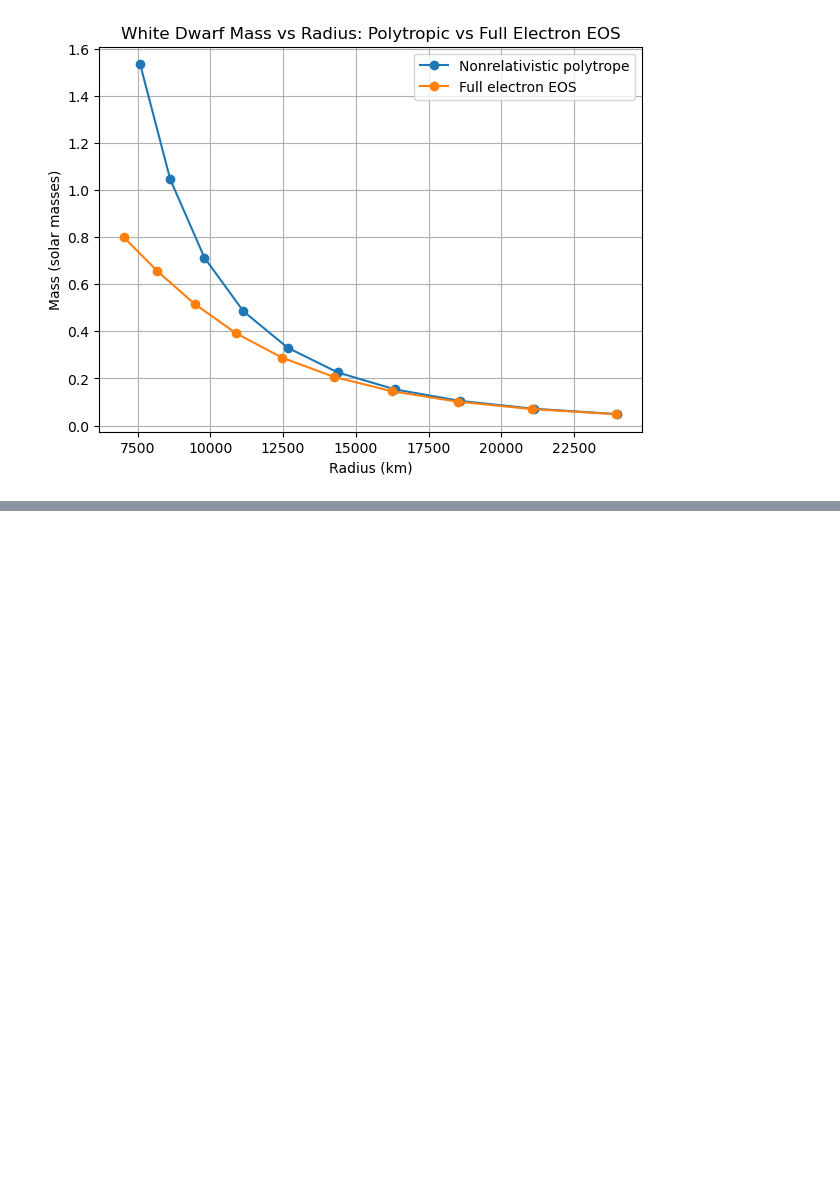
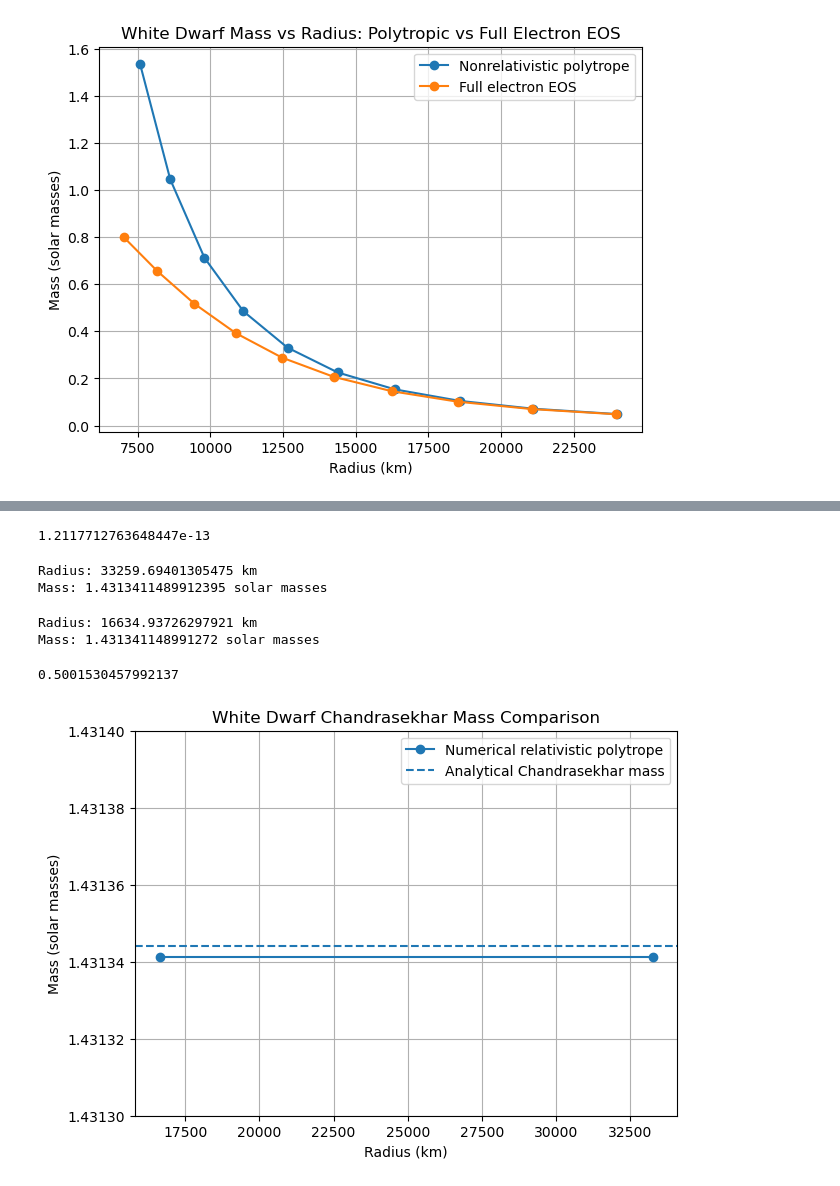
Before and after one commit to charlprend/Compact-Star-Modelling-, a Jupyter notebook: Notebooks/sagert_eos_code.ipynb, the cells around one changed output, grey strips where cells are left out. Cells and saved outputs as stored; diff of their text form; code cells hidden in the pictures; blank space fills up the shorter version.

```diff
--- a/Notebooks/sagert_eos_code.ipynb
+++ b/Notebooks/sagert_eos_code.ipynb
@@ -581,3 +581,12 @@ plt.grid(True)
 plt.show()
 # %% [output]
 [figure]
+# %%
+# Chandrasehkar mass check
+
+A = 12
+Z = 6
+
+eta = A / Z
+
+M_ch_kg = (1/2)*np.sqrt(3*pi)*(2.01824)*((hbar*c)/G)**(3/2)*(1/(m_N*eta))**2
@@ -583,0 +601,57 @@ plt.show()
+# %%
+K_rel = relativistic_pressure(epsilon, A, Z) / epsilon**(4/3)
+# %%
+print(K_rel)
+# %% [output]
+1.2117712763648447e-13
+# %%
+R_rel_test, M_rel_test = solve_star(1e9, K_rel, 4/3)
+# %%
+
+print("Radius:", R_rel_test/1000, "km")
+print("Mass:", M_rel_test/M_sun, "solar masses")
+# %% [output]
+Radius: 33259.69401305475 km
+Mass: 1.4313411489912395 solar masses
+# %%
+R_heavy_rel_test, M_heavy_rel_test = solve_star(8e9, K_rel, 4/3)
+
+print("Radius:", R_heavy_rel_test/1000, "km")
+print("Mass:", M_heavy_rel_test/M_sun, "solar masses")
+# %% [output]
+Radius: 16634.93726297921 km
+Mass: 1.431341148991272 solar masses
+# %%
+radius_ratio = R_heavy_rel_test / R_rel_test
+
+print(radius_ratio)
+# %% [output]
+0.5001530457992137
+# %%
+
+plt.figure(figsize=(7, 5))
+
+plt.xlabel("Radius (km)")
+plt.ylabel("Mass (solar masses)")
+plt.title("White Dwarf Chandrasekhar Mass Comparison")
+
+plt.plot(
+    [R_rel_test/1000, R_heavy_rel_test/1000],
+    [M_rel_test/M_sun, M_heavy_rel_test/M_sun],
+    marker="o",
+    label="Numerical relativistic polytrope"
+)
+
+plt.axhline(
+    M_ch_kg/M_sun,
+    linestyle="--",
+    label="Analytical Chandrasekhar mass"
+)
+
+plt.legend()
+plt.grid(True)
+plt.ticklabel_format(axis="y", style="plain", useOffset=False)
+plt.ylim(1.43130, 1.43140)
+plt.show()
+# %% [output]
+[figure, added]
```
Also changed, not shown: parts of 10 cells of this notebook, 2 other files.
